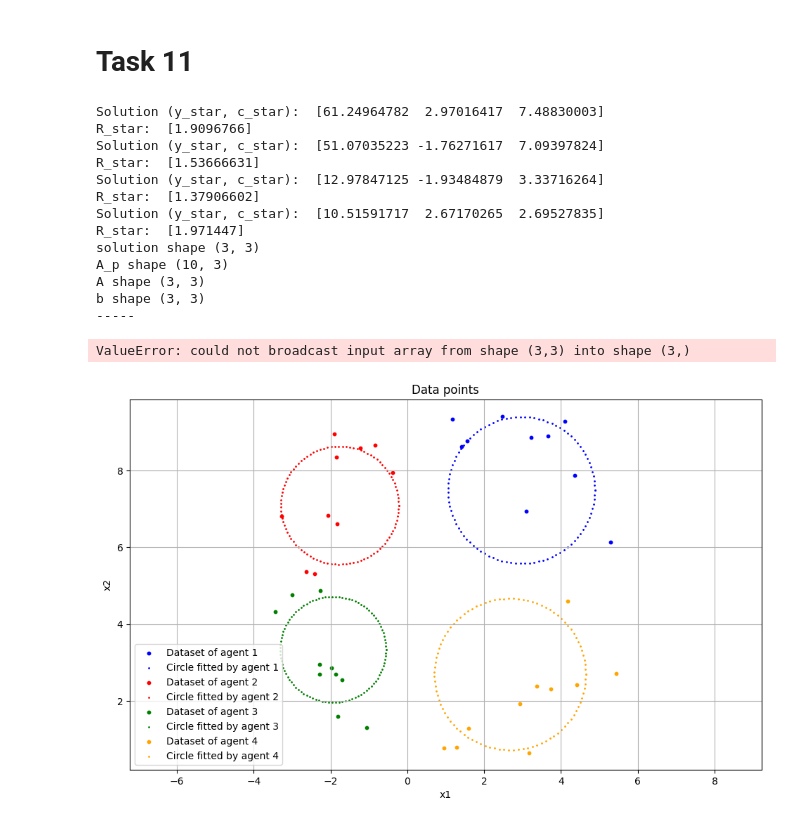
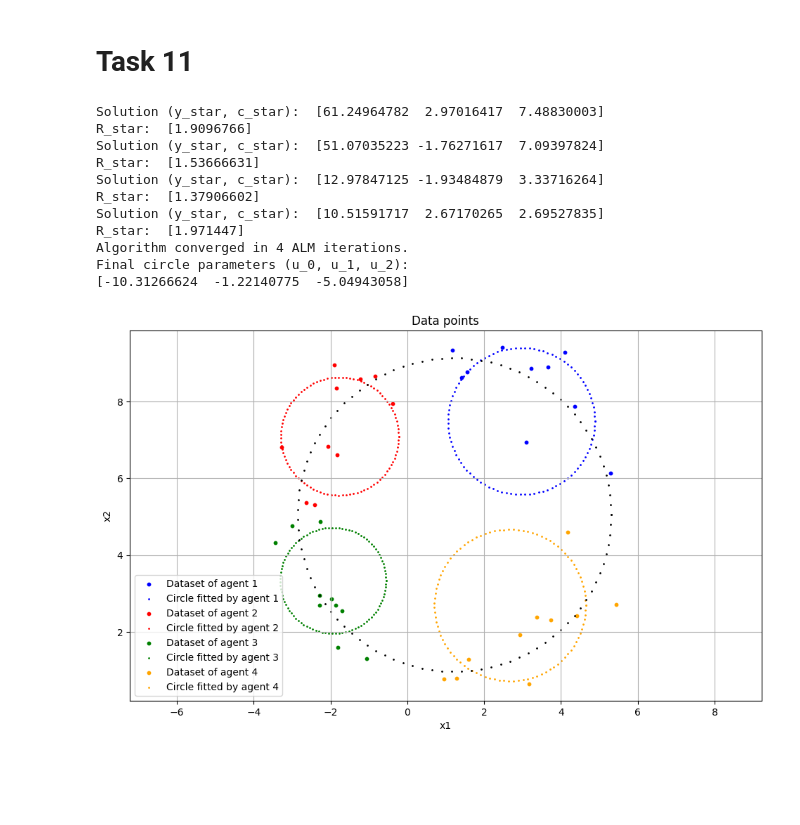
Before and after one commit to Matteo7100/OA-project, a Jupyter notebook: project_notebook.ipynb, the cells around one changed output. Drawn from its saved outputs; the diff is of its cells as text; code cells hidden in the pictures; blank space fills up the shorter version.

```diff
--- a/project_notebook.ipynb
+++ b/project_notebook.ipynb
@@ -608,22 +608,27 @@ class agent:
         self.data_points = data_points
         self.x_circle, self.y_circle = circle(data_points)
         self.color = color
-        self.x_p = np.zeros(3)
-        self.lamb = np.zeros(3)
+        self.x_p = np.zeros((3, 1))
+        self.lamb = np.zeros((3, 1))
     def update(self, x_p):
         self.x_p = x_p
 
 class server:
     def __init__(self):
-        self.x_0 = np.zeros(3)
+        self.x_0 = np.zeros((3, 1))
         self.x_center, self.y_center = self.x_0[1], self.x_0[2]
         self.color = "black"
+
     def plot(self, plt):
-        R = np.sqrt(np.linalg.norm(self.x_0[1:])**2-self.x_0[0])
+        u_0, u_1, u_2 = self.x_0.flatten() # Flatten for easy access
+        x_center = -u_1
+        y_center = -u_2
+        R = np.sqrt(x_center**2 + y_center**2 + u_0)
         theta = np.linspace(0, 2 * np.pi, 100)
-        x_circle = self.x_center + R * np.cos(theta)
-        y_circle = self.y_center + R * np.sin(theta)
+        x_circle = x_center + R * np.cos(theta)
+        y_circle = y_center + R * np.sin(theta)
         plt.scatter(x_circle, y_circle, color=self.color, label=f"Circle fitted by FL", s=1)
+
 
 
 agents = []
@@ -653,62 +658,61 @@ while any(diff > eps_ALM for diff in diff_ALM):
 # STEP 2: initialize the variable of BCD -> m, u_0k
     diff_BCD = np.inf
     m = 1
+    u_p = np.zeros((len(agents), 3, 1))
 
     # STEP 3: while cycle until the norm of the difference between u_0_m and u_0_m-1 is less than eps_BCD
     while(diff_BCD > eps_BCD):
-        u_0_m_1 = u_0_m
+        u_0_m_1 = u_0_m.copy()
+
         for i, agent in enumerate(agents):
             # STEP 4: optimization for u_p
-            u_p = np.zeros((len(agents), 3))
             A_p = np.empty((len(agent.data_points[0]), 3))
             A_p[:,0] = np.ones((len(agent.data_points[0]), 1), dtype=int).flatten()
             A_p[:,1] = -2*agent.data_points[0]
             A_p[:,2] = -2*agent.data_points[1]
+
             b_p = np.array(np.linalg.norm(agent.data_points, axis = 0)**2).reshape(len(agent.data_points[0]),1)
 
             A = 2*A_p.T @ A_p + c*np.eye(3)
             b = 2*A_p.T @ b_p + agent.lamb + c*u_0_m
-            solution = np.linalg.lstsq(A, b, rcond=None)[0]    # Note: dont sure that A is invertible -> use lstsq
-            print("solution shape", solution.shape)
-            print("A_p shape", A_p.shape)
-            print("A shape", A.shape)
-            print("b shape", b.shape)
-            print("-----")
+            solution = np.linalg.lstsq(A, b, rcond=None)[0]    # Note: not sure that A is invertible -> use lstsq
             u_p[i,] = solution
 
         # STEP 5: optimization for u_0
         # Note: derivative of Lagrangian set to 0 and solved for u_0
+        u_0_m = np.zeros((3, 1)) # Start from zero
+
         for i, agent in enumerate(agents):
             u_0_m += (c*u_p[i,] - agent.lamb)/(len(agents)*c)
 
         diff_BCD = np.linalg.norm(u_0_m - u_0_m_1)
         m += 1
 
     # STEP 6: update x_0
     server.x_0 = u_0_m
-    for i, agent in agents:
+    for i, agent in enumerate(agents):
         agent.update(u_p[i,])
         # STEP 7: update lambda
-        lamb = lamb +  c * (server.x_0 - agent.x_p[i,])
+        agent.lamb = agent.lamb +  c * (server.x_0 - agent.x_p)
         # STEP 8: update diff_ALM
-        diff_ALM[i] = (np.linalg.norm(server.x_0 - agent.x_p[i,])) / np.linalg.norm(server.x_0)
+        diff_ALM[i] = (np.linalg.norm(server.x_0 - agent.x_p)) / np.linalg.norm(server.x_0)
     k += 1
 
 # At this point we have the solution stre in server.x_0 and it corresponds to y and the coordinates of the center of the circle
 server.plot(plt)
+
+print(f"Algorithm converged in {k-1} ALM iterations.")
+print(f"Final circle parameters (u_0, u_1, u_2):\n{server.x_0.flatten()}")
 # %% [output]
 Solution (y_star, c_star):  [61.24964782  2.97016417  7.48830003]
 R_star:  [1.9096766]
 Solution (y_star, c_star):  [51.07035223 -1.76271617  7.09397824]
 R_star:  [1.53666631]
 Solution (y_star, c_star):  [12.97847125 -1.93484879  3.33716264]
 R_star:  [1.37906602]
 Solution (y_star, c_star):  [10.51591717  2.67170265  2.69527835]
 R_star:  [1.971447]
-solution shape (3, 3)
-A_p shape (10, 3)
-A shape (3, 3)
-b shape (3, 3)
------
+Algorithm converged in 4 ALM iterations.
+Final circle parameters (u_0, u_1, u_2):
+[-10.31266624  -1.22140775  -5.04943058]
-ValueError: could not broadcast input array from shape (3,3) into shape (3,)
-[figure, old version]
+[figure, new version]
```
